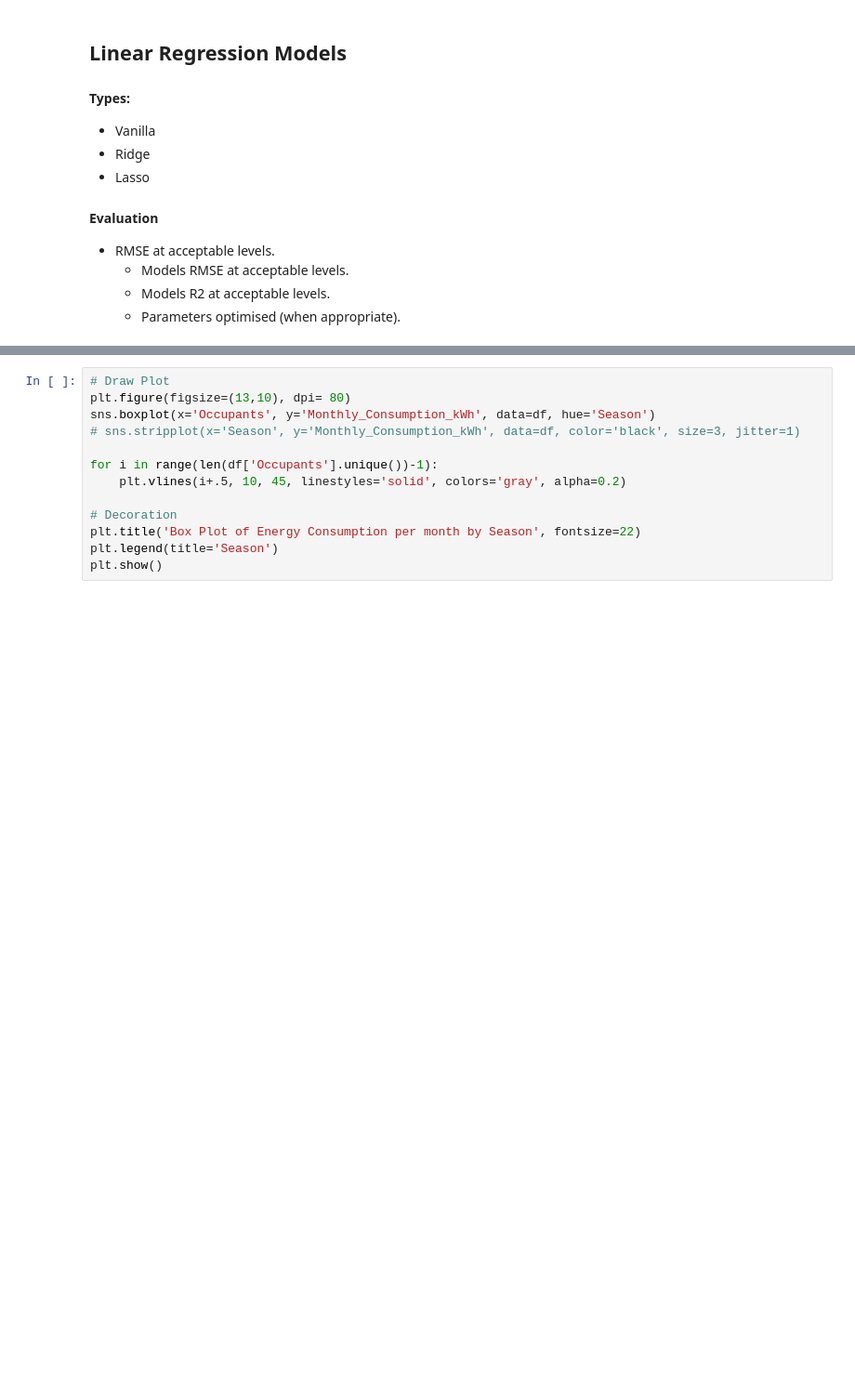
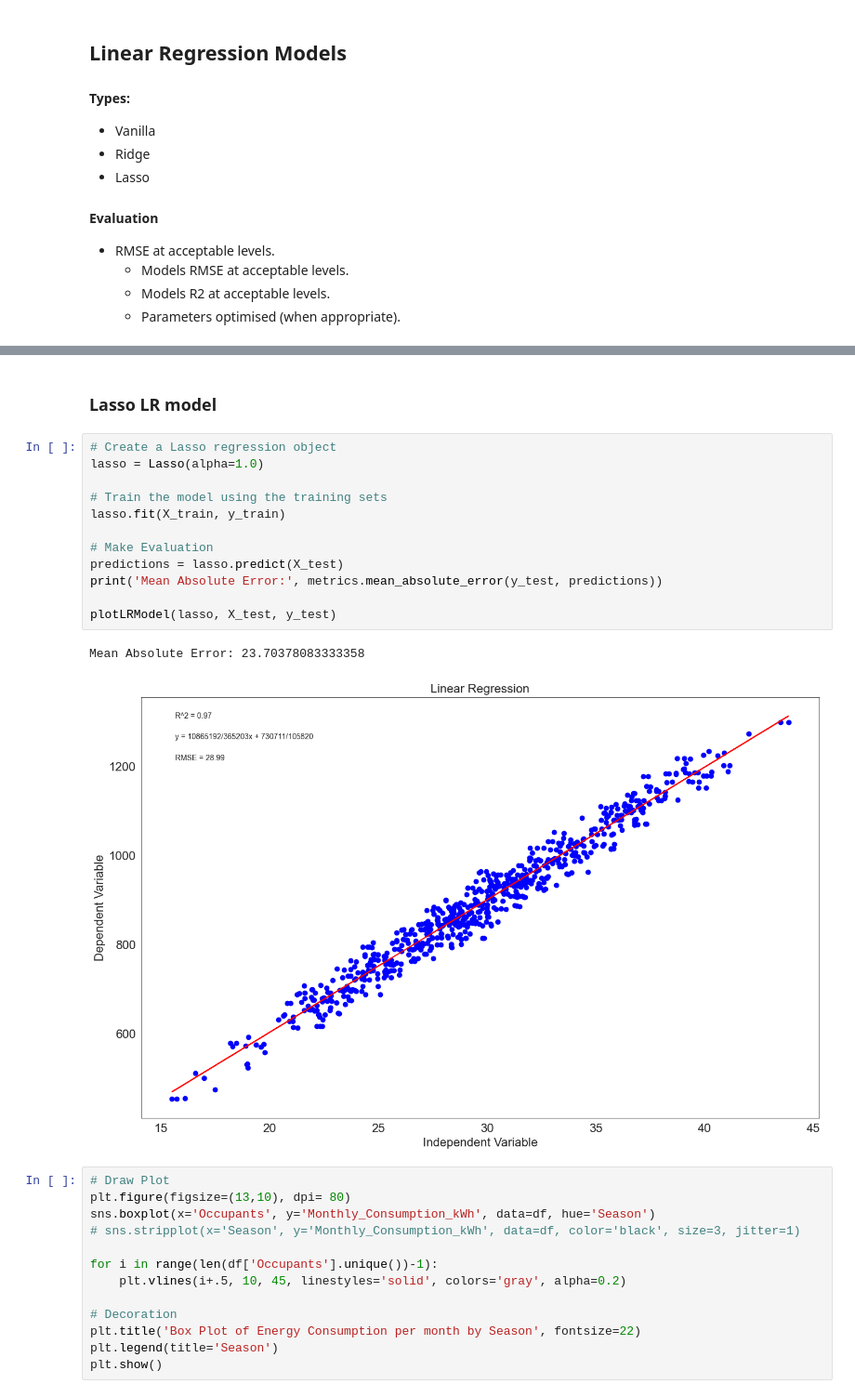
Before and after one commit to Darkri-X/CSC300_LinearRegression, a Jupyter notebook: LinearRegression.ipynb, the cells around one changed output, grey strips where cells are left out. Shown at 93% size. Saved outputs shown, nothing was run; the diff lists cells and outputs as text; blank space fills up the shorter version.

```diff
--- a/LinearRegression.ipynb
+++ b/LinearRegression.ipynb
@@ -758,3 +844,20 @@ X_train, X_test, y_train, y_test = train_test_split(X, y, test_size=0.2, random_
+# %% [markdown]
+### Lasso LR model
+# %%
+# Create a Lasso regression object
+lasso = Lasso(alpha=1.0)
+
+# Train the model using the training sets
+lasso.fit(X_train, y_train)
+
+# Make Evaluation
+predictions = lasso.predict(X_test)
+print('Mean Absolute Error:', metrics.mean_absolute_error(y_test, predictions))
+
+plotLRModel(lasso, X_test, y_test)
+# %% [output]
+Mean Absolute Error: 23.70378083333358
+[figure, added]
 # %%
 # Draw Plot
 plt.figure(figsize=(13,10), dpi= 80)
```
Also changed, not shown: parts of 8 cells of this notebook.
